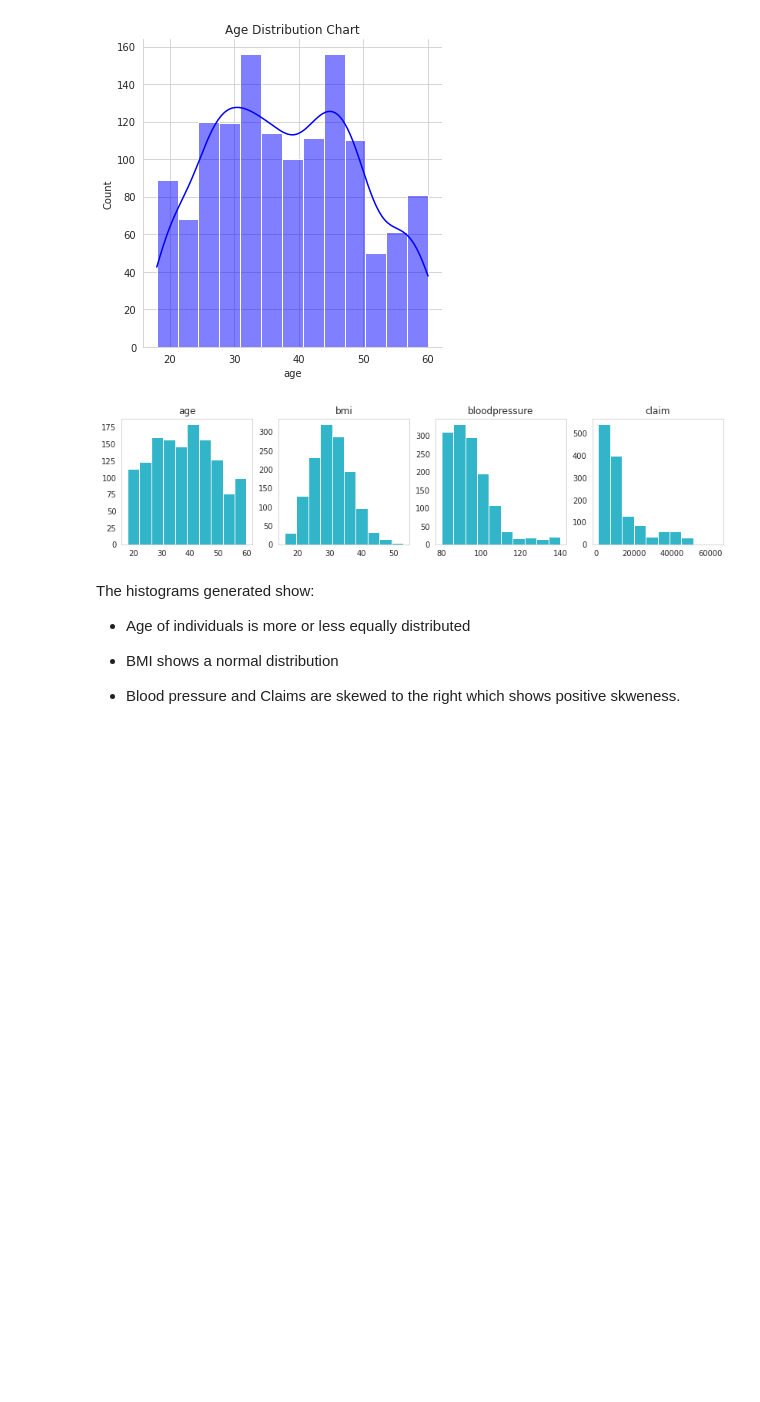
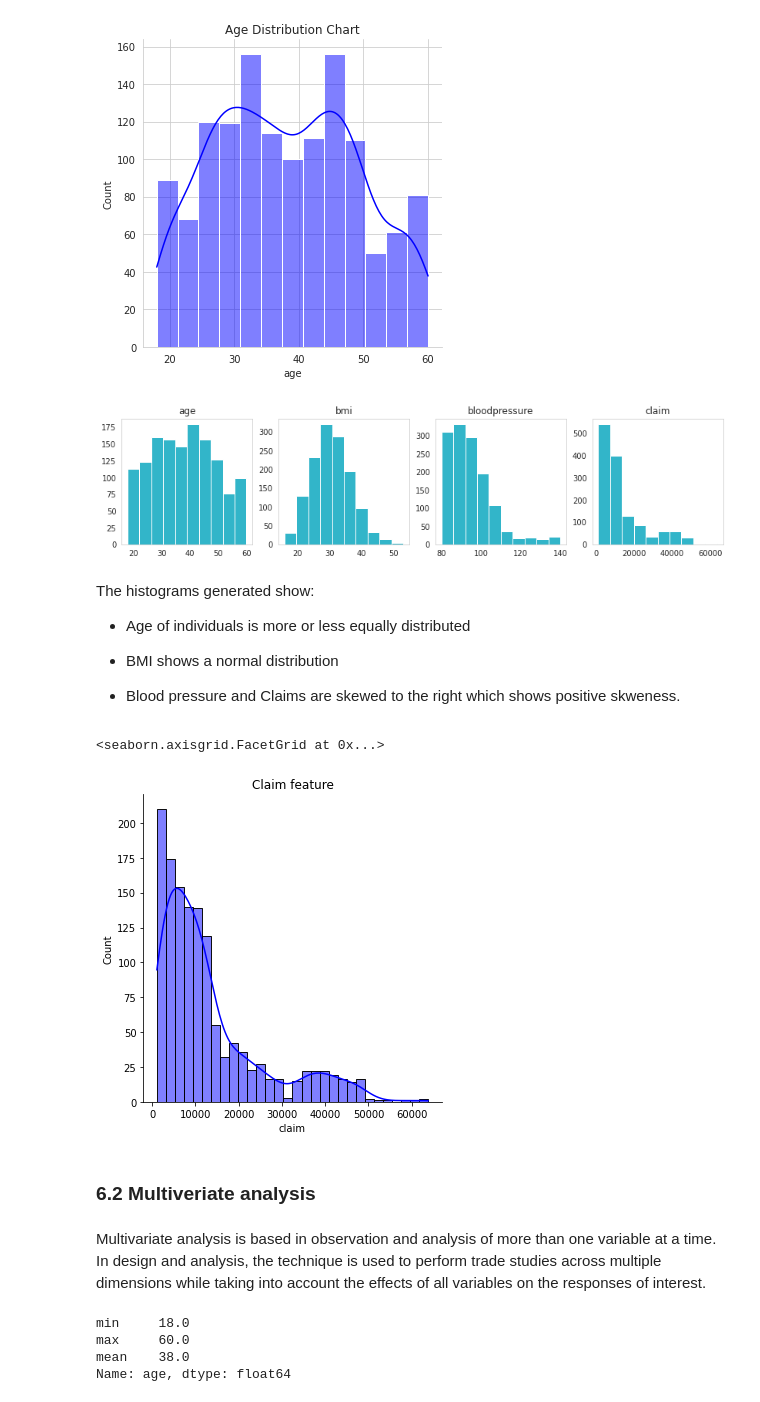
Before and after one commit to 27136thapelo/Insurance-Claim-Analysis, a Jupyter notebook: Insurance_claim_analysis_notebook.ipynb, the cells around one changed output. Cells and saved outputs as stored; diff of their text form; code cells hidden in the pictures; blank space fills up the shorter version.

```diff
--- a/Insurance_claim_analysis_notebook.ipynb
+++ b/Insurance_claim_analysis_notebook.ipynb
@@ -300,3 +300,21 @@ The histograms generated show:
 *   BMI shows a normal distribution
 
 *  Blood pressure and Claims are skewed to the right which shows positive skweness.
+# %%
+# define color map
+sns.displot(df.claim, color="blue", kde=True).set(title='Claim feature')
+# %% [output]
+<seaborn.axisgrid.FacetGrid at 0x...>
+[figure, added]
+# %% [markdown]
+### 6.2 Multiveriate analysis
+# %% [markdown]
+Multivariate analysis is based in observation and analysis of more than one variable at a time. In design and analysis, the technique is used to perform trade studies across multiple dimensions while taking into account the effects of all variables on the responses of interest.
+# %%
+## min, max, mean ages
+df['age'].agg(['min', 'max', 'mean']).round(0)
+# %% [output]
+min     18.0
+max     60.0
+mean    38.0
+Name: age, dtype: float64
```
Also changed, not shown: parts of 6 cells of this notebook.
